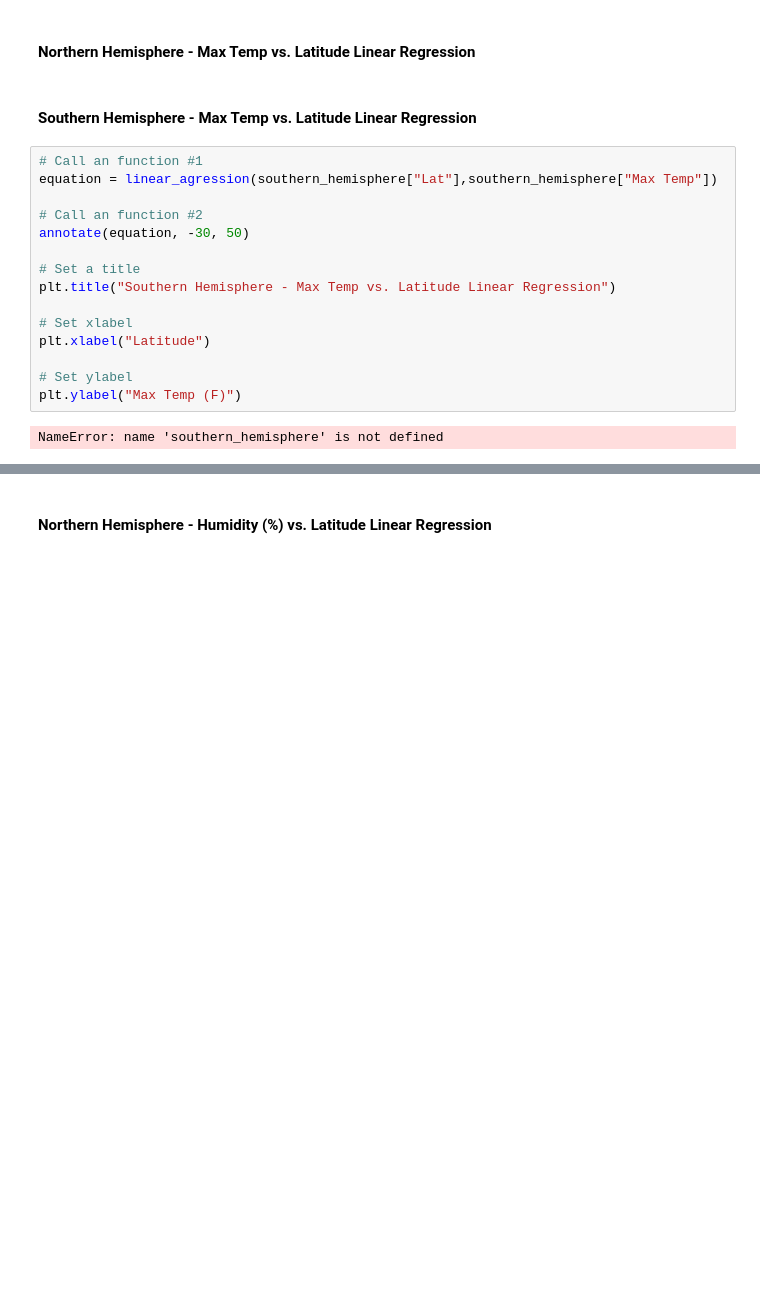
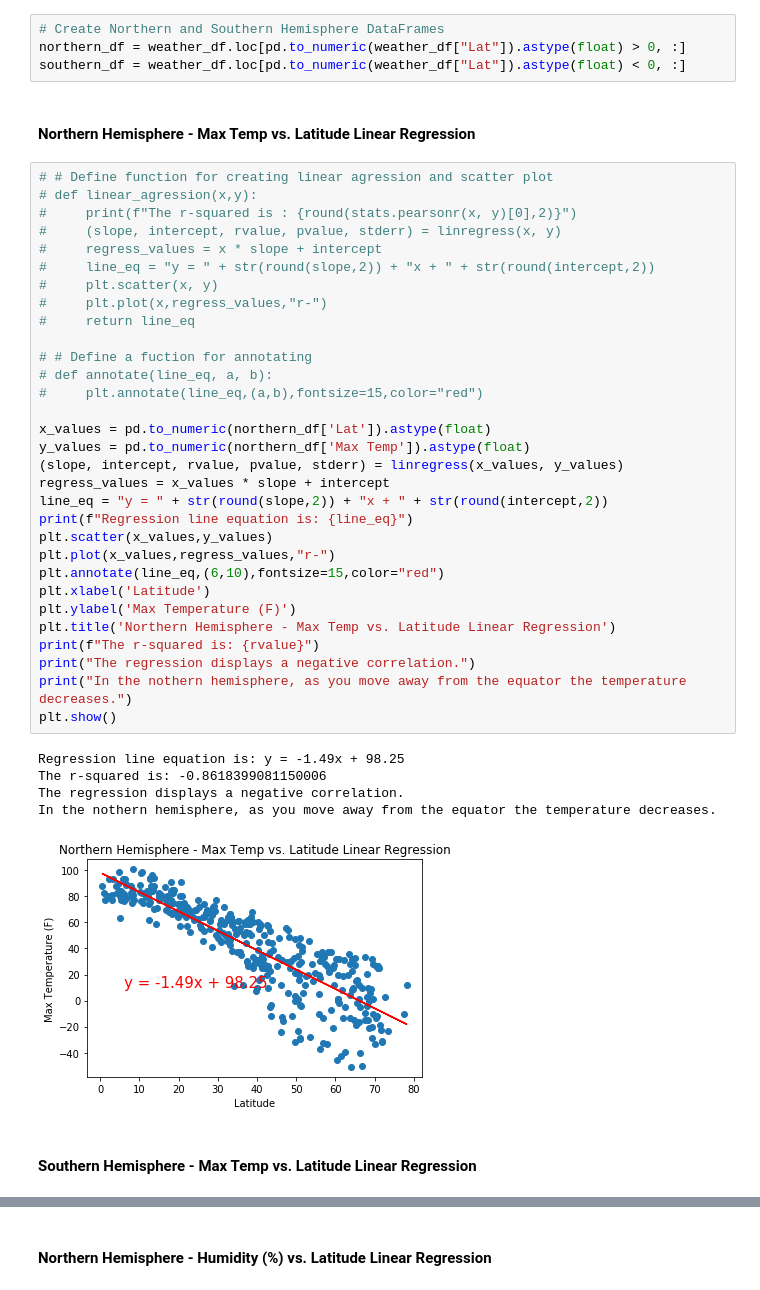
Before and after one commit to Felicia46/python-api-challenge, a Jupyter notebook: WeatherPy.ipynb, the cells around one changed output, grey strips where cells are left out. Cells and saved outputs as stored; diff of their text form; blank space fills up the shorter version.

```diff
--- a/WeatherPy.ipynb
+++ b/WeatherPy.ipynb
@@ -283,21 +260,45 @@ def annotate(line_eq, a, b):
+# %%
+# Create Northern and Southern Hemisphere DataFrames
+northern_df = weather_df.loc[pd.to_numeric(weather_df["Lat"]).astype(float) > 0, :]
+southern_df = weather_df.loc[pd.to_numeric(weather_df["Lat"]).astype(float) < 0, :]
 # %% [markdown]
 ####  Northern Hemisphere - Max Temp vs. Latitude Linear Regression
+# %%
+# # Define function for creating linear agression and scatter plot
+# def linear_agression(x,y):
+#     print(f"The r-squared is : {round(stats.pearsonr(x, y)[0],2)}")
+#     (slope, intercept, rvalue, pvalue, stderr) = linregress(x, y)
+#     regress_values = x * slope + intercept
+#     line_eq = "y = " + str(round(slope,2)) + "x + " + str(round(intercept,2))
+#     plt.scatter(x, y)
+#     plt.plot(x,regress_values,"r-")
+#     return line_eq
+
+# # Define a fuction for annotating
+# def annotate(line_eq, a, b):
+#     plt.annotate(line_eq,(a,b),fontsize=15,color="red")
+
+x_values = pd.to_numeric(northern_df['Lat']).astype(float)
+y_values = pd.to_numeric(northern_df['Max Temp']).astype(float)
+(slope, intercept, rvalue, pvalue, stderr) = linregress(x_values, y_values)
+regress_values = x_values * slope + intercept
+line_eq = "y = " + str(round(slope,2)) + "x + " + str(round(intercept,2))
+print(f"Regression line equation is: {line_eq}")
+plt.scatter(x_values,y_values)
+plt.plot(x_values,regress_values,"r-")
+plt.annotate(line_eq,(6,10),fontsize=15,color="red")
+plt.xlabel('Latitude')
+plt.ylabel('Max Temperature (F)')
+plt.title('Northern Hemisphere - Max Temp vs. Latitude Linear Regression')
+print(f"The r-squared is: {rvalue}")
+print("The regression displays a negative correlation.")
+print("In the nothern hemisphere, as you move away from the equator the temperature decreases.")
+plt.show()
+# %% [output]
+Regression line equation is: y = -1.49x + 98.25
+The r-squared is: -0.8618399081150006
+The regression displays a negative correlation.
+In the nothern hemisphere, as you move away from the equator the temperature decreases.
+[figure, added]
 # %% [markdown]
 ####  Southern Hemisphere - Max Temp vs. Latitude Linear Regression
-# %%
-# Call an function #1
-equation = linear_agression(southern_hemisphere["Lat"],southern_hemisphere["Max Temp"])
-
-# Call an function #2
-annotate(equation, -30, 50)
-
-# Set a title
-plt.title("Southern Hemisphere - Max Temp vs. Latitude Linear Regression")
-
-# Set xlabel
-plt.xlabel("Latitude")
-
-# Set ylabel
-plt.ylabel("Max Temp (F)")
-# %% [output]
-NameError: name 'southern_hemisphere' is not defined
```
Also changed, not shown: parts of 22 cells of this notebook, 2 other files.
